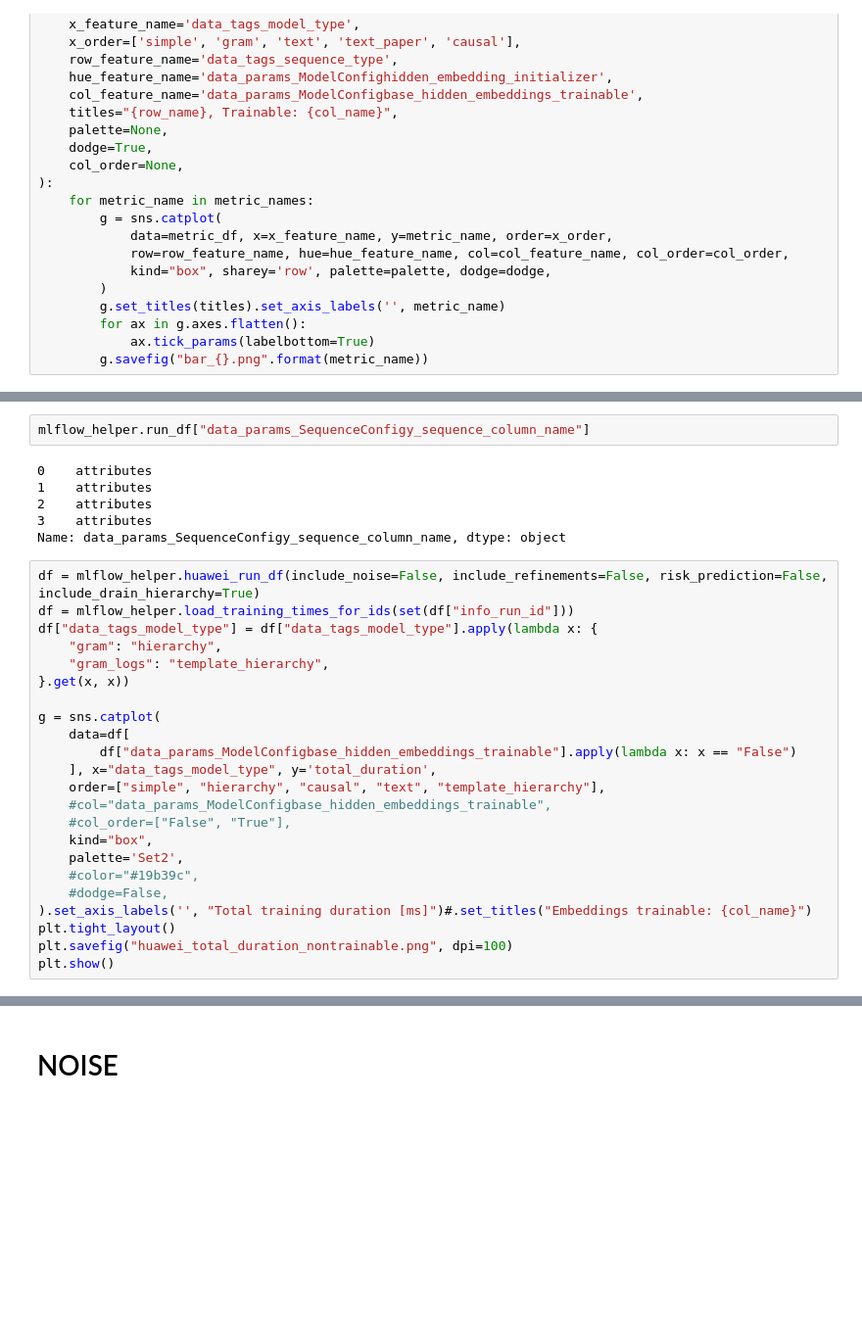
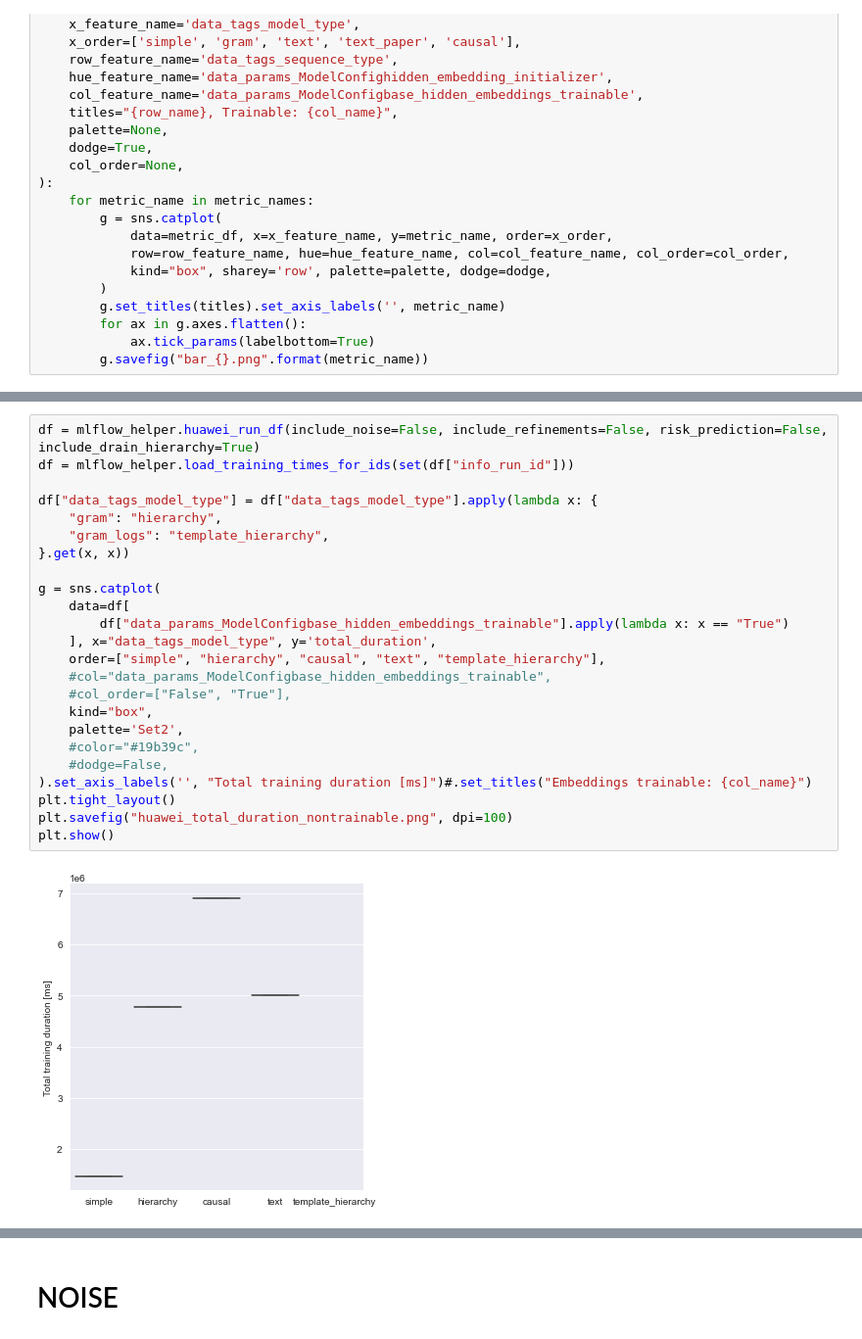
Before and after one commit to DerDoni/Domain-Guided-Monitoring, a Jupyter notebook: notebooks/overall_metrics.ipynb, the cells around one changed output, grey strips where cells are left out. Shown at 98% size. Saved outputs shown, nothing was run; the diff lists cells and outputs as text; blank space fills up the shorter version.

```diff
--- a/notebooks/overall_metrics.ipynb
+++ b/notebooks/overall_metrics.ipynb
@@ -114,34 +103,29 @@ KeyError: 'data_params_SequenceConfigy_sequence_column_name'
-# %%
-mlflow_helper.run_df["data_params_SequenceConfigy_sequence_column_name"]
-# %% [output]
-0    attributes
-1    attributes
-2    attributes
-3    attributes
-Name: data_params_SequenceConfigy_sequence_column_name, dtype: object
 # %%
 df = mlflow_helper.huawei_run_df(include_noise=False, include_refinements=False, risk_prediction=False, include_drain_hierarchy=True)
 df = mlflow_helper.load_training_times_for_ids(set(df["info_run_id"]))
+
 df["data_tags_model_type"] = df["data_tags_model_type"].apply(lambda x: {
     "gram": "hierarchy",
     "gram_logs": "template_hierarchy",
 }.get(x, x))
 
 g = sns.catplot(
     data=df[
-        df["data_params_ModelConfigbase_hidden_embeddings_trainable"].apply(lambda x: x == "False")
+        df["data_params_ModelConfigbase_hidden_embeddings_trainable"].apply(lambda x: x == "True")
     ], x="data_tags_model_type", y='total_duration',
     order=["simple", "hierarchy", "causal", "text", "template_hierarchy"],
     #col="data_params_ModelConfigbase_hidden_embeddings_trainable",
     #col_order=["False", "True"],
     kind="box",
     palette='Set2',
     #color="#19b39c",
     #dodge=False,
 ).set_axis_labels('', "Total training duration [ms]")#.set_titles("Embeddings trainable: {col_name}")
 plt.tight_layout()
 plt.savefig("huawei_total_duration_nontrainable.png", dpi=100)
 plt.show()
+# %% [output]
+[figure, added]
 # %%
 df["avg_per_epoch_conv"] = df["avg_per_epoch"] / (1000)
 df[
```
Also changed, not shown: parts of 19 cells of this notebook, 4 other files.
